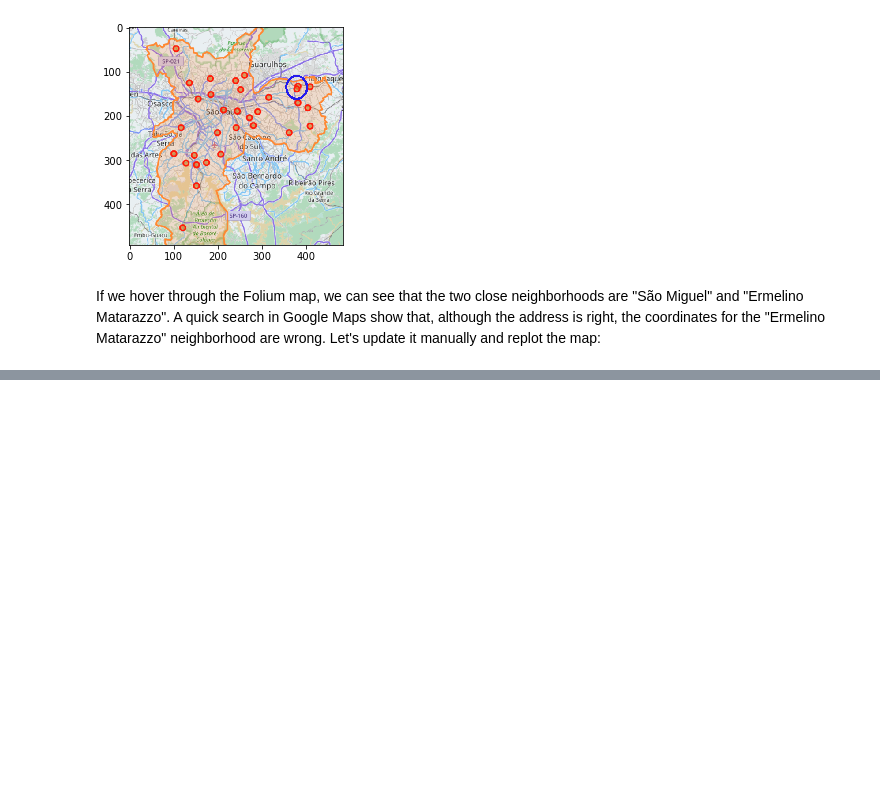
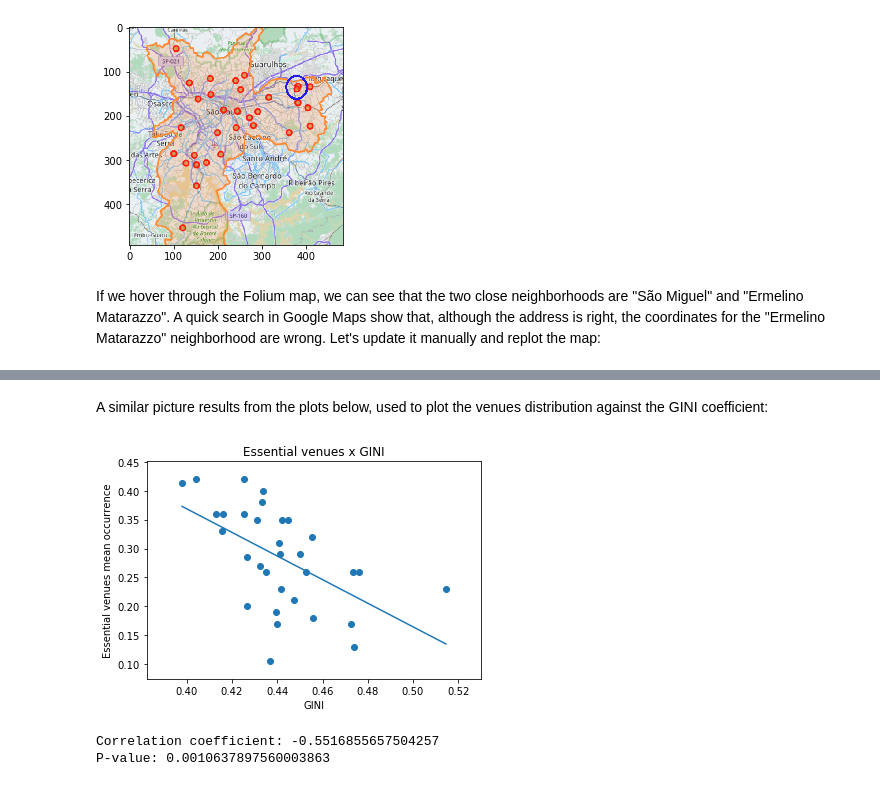
Before and after one commit to lima-luiz/IBM-Capstone-Project, a Jupyter notebook: Insights on inequality in Sao Paulo (Brazil).ipynb, the cells around one changed output, grey strips where cells are left out. Drawn from its saved outputs; the diff is of its cells as text; code cells hidden in the pictures; blank space fills up the shorter version.

```diff
--- a/Insights on inequality in Sao Paulo (Brazil).ipynb
+++ b/Insights on inequality in Sao Paulo (Brazil).ipynb
@@ -650,0 +532,28 @@ map_clusters
+# %% [markdown]
+A similar picture results from the plots below, used to plot the venues distribution against the GINI coefficient:
+# %%
+x = key_indicators_organized['GINI']
+y = essential
+
+p = x.argsort()
+x = x[p]
+y = y[p]
+plt.scatter(x,y)
+plt.title('Essential venues x GINI')
+plt.xlabel('GINI')
+plt.ylabel('Essential venues mean occurrence')
+
+# linear
+m1, b1, r_value, p_value, std_err = stats.linregress(x, y)
+
+y_fit = b1 + m1 * x
+
+plt.plot(x, y_fit, '-')
+plt.show()
+
+print("Correlation coefficient: " + str(r_value))
+print("P-value: " + str(p_value))
+# %% [output]
+[figure, added]
+Correlation coefficient: -0.5516855657504257
+P-value: 0.0010637897560003863
```
Also changed, not shown: parts of 65 cells of this notebook, 4 other files.
